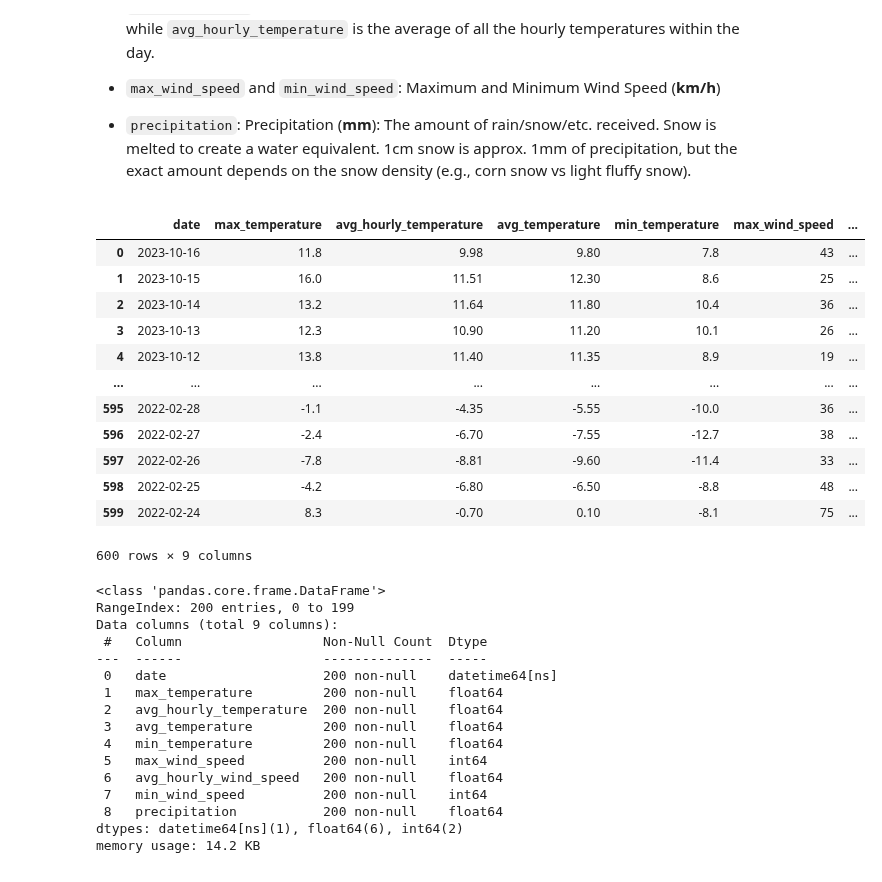
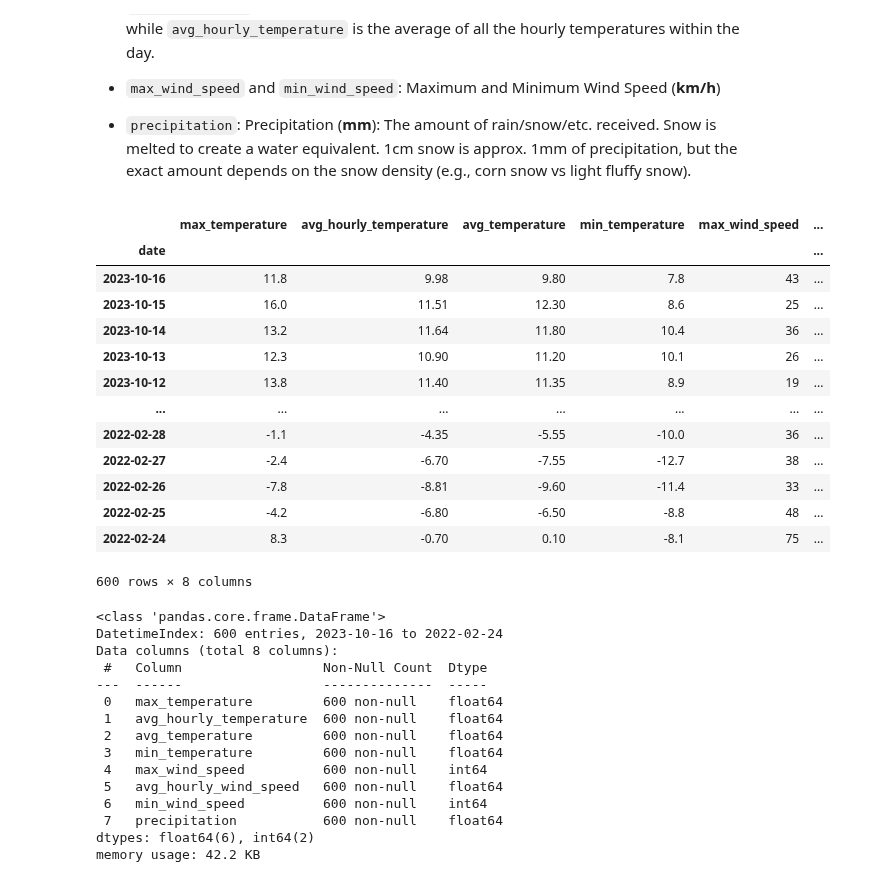
Before and after one commit to Mohammad-Ali-Mir/CMSC-6950-Project, a Jupyter notebook: code/Jupyter.ipynb, the cells around one changed output. Cells and saved outputs as stored; diff of their text form; code cells hidden in the pictures.

```diff
--- a/code/Jupyter.ipynb
+++ b/code/Jupyter.ipynb
@@ -21,39 +25,39 @@ import numpy as np
 # %%
 cols = ['date','max_temperature','min_temperature','avg_hourly_temperature','avg_temperature','max_wind_speed',
 'avg_hourly_wind_speed','min_wind_speed','precipitation']
 
-df = pd.read_csv('./data.csv', parse_dates=['date'], usecols=cols)
+df = pd.read_csv('../data/data.csv', parse_dates=['date'], index_col=['date'], usecols=cols)
 df
 # %% [output]
-|  | date | max_temperature | avg_hourly_temperature | avg_temperature | min_temperature | max_wind_speed | ... |
-| 0 | 2023-10-16 | 11.8 | 9.98 | 9.80 | 7.8 | 43 | ... |
-| 1 | 2023-10-15 | 16.0 | 11.51 | 12.30 | 8.6 | 25 | ... |
-| 2 | 2023-10-14 | 13.2 | 11.64 | 11.80 | 10.4 | 36 | ... |
-| 3 | 2023-10-13 | 12.3 | 10.90 | 11.20 | 10.1 | 26 | ... |
-| 4 | 2023-10-12 | 13.8 | 11.40 | 11.35 | 8.9 | 19 | ... |
-| ... | ... | ... | ... | ... | ... | ... | ... |
-| 595 | 2022-02-28 | -1.1 | -4.35 | -5.55 | -10.0 | 36 | ... |
-| 596 | 2022-02-27 | -2.4 | -6.70 | -7.55 | -12.7 | 38 | ... |
-| 597 | 2022-02-26 | -7.8 | -8.81 | -9.60 | -11.4 | 33 | ... |
-| 598 | 2022-02-25 | -4.2 | -6.80 | -6.50 | -8.8 | 48 | ... |
-| 599 | 2022-02-24 | 8.3 | -0.70 | 0.10 | -8.1 | 75 | ... |
+|  | max_temperature | avg_hourly_temperature | avg_temperature | min_temperature | max_wind_speed | ... |
+| date |  |  |  |  |  | ... |
+| 2023-10-16 | 11.8 | 9.98 | 9.80 | 7.8 | 43 | ... |
+| 2023-10-15 | 16.0 | 11.51 | 12.30 | 8.6 | 25 | ... |
+| 2023-10-14 | 13.2 | 11.64 | 11.80 | 10.4 | 36 | ... |
+| 2023-10-13 | 12.3 | 10.90 | 11.20 | 10.1 | 26 | ... |
+| 2023-10-12 | 13.8 | 11.40 | 11.35 | 8.9 | 19 | ... |
+| ... | ... | ... | ... | ... | ... | ... |
+| 2022-02-28 | -1.1 | -4.35 | -5.55 | -10.0 | 36 | ... |
+| 2022-02-27 | -2.4 | -6.70 | -7.55 | -12.7 | 38 | ... |
+| 2022-02-26 | -7.8 | -8.81 | -9.60 | -11.4 | 33 | ... |
+| 2022-02-25 | -4.2 | -6.80 | -6.50 | -8.8 | 48 | ... |
+| 2022-02-24 | 8.3 | -0.70 | 0.10 | -8.1 | 75 | ... |
-600 rows × 9 columns
+600 rows × 8 columns
 # %%
 df.info()
 # %% [output]
 <class 'pandas.core.frame.DataFrame'>
-RangeIndex: 200 entries, 0 to 199
-Data columns (total 9 columns):
+DatetimeIndex: 600 entries, 2023-10-16 to 2022-02-24
+Data columns (total 8 columns):
  #   Column                  Non-Null Count  Dtype
 ---  ------                  --------------  -----
- 0   date                    200 non-null    datetime64[ns]
- 1   max_temperature         200 non-null    float64
- 2   avg_hourly_temperature  200 non-null    float64
- 3   avg_temperature         200 non-null    float64
- 4   min_temperature         200 non-null    float64
- 5   max_wind_speed          200 non-null    int64
- 6   avg_hourly_wind_speed   200 non-null    float64
- 7   min_wind_speed          200 non-null    int64
- 8   precipitation           200 non-null    float64
-dtypes: datetime64[ns](1), float64(6), int64(2)
-memory usage: 14.2 KB
+ 0   max_temperature         600 non-null    float64
+ 1   avg_hourly_temperature  600 non-null    float64
+ 2   avg_temperature         600 non-null    float64
+ 3   min_temperature         600 non-null    float64
+ 4   max_wind_speed          600 non-null    int64
+ 5   avg_hourly_wind_speed   600 non-null    float64
+ 6   min_wind_speed          600 non-null    int64
+ 7   precipitation           600 non-null    float64
+dtypes: float64(6), int64(2)
+memory usage: 42.2 KB
```
Also changed, not shown: parts of 8 cells of this notebook.
